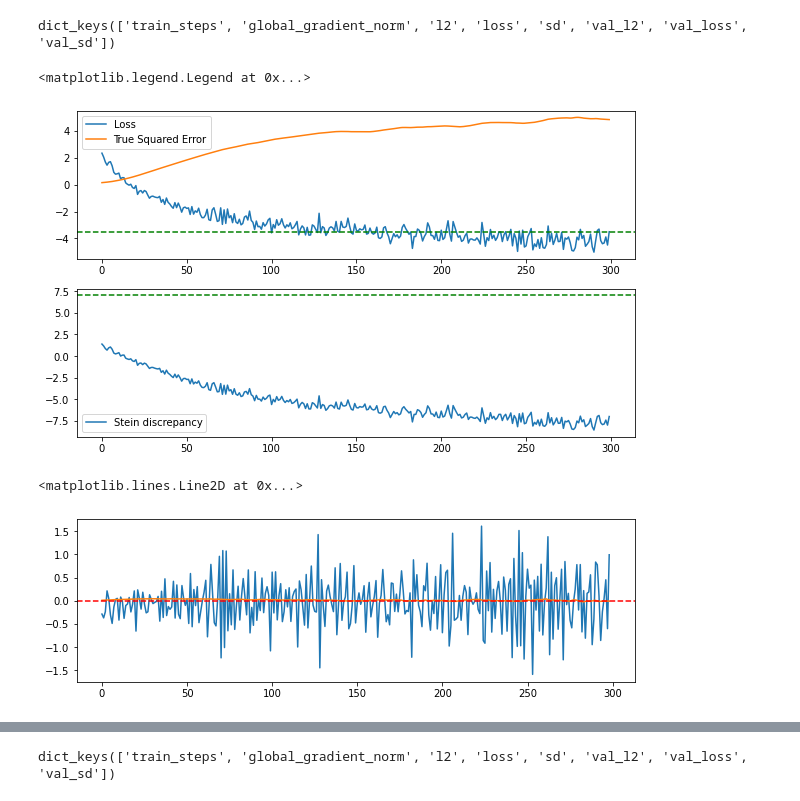
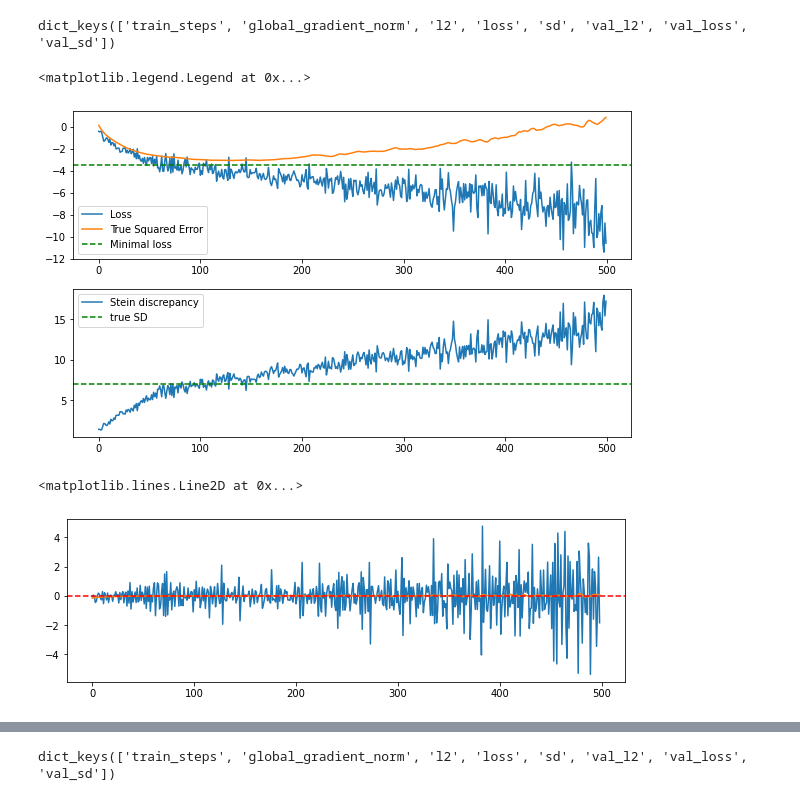
Before and after one commit to ratschlab/projects-2020-Neural-SVGD, a Jupyter notebook: notebooks/scratch/test-stein-network.ipynb, the cells around one changed output, grey strips where cells are left out. Saved outputs shown, nothing was run; the diff lists cells and outputs as text; code cells hidden in the pictures.

```diff
--- a/notebooks/scratch/test-stein-network.ipynb
+++ b/notebooks/scratch/test-stein-network.ipynb
@@ -38,15 +40,16 @@ target = distributions.Funnel(2)
 reference = distributions.Gaussian([0, 0], [1, 1])
 
 init_particles = reference.sample(200)
+target_samples = target.sample(200)
 logp, dlogp = vmap(value_and_grad(target.logpdf))(init_particles)
 
 key, subkey = random.split(key)
 stein_network = models.SDLearner(target_dim=2,
                                  key=subkey,
                                  sizes=[32, 32, 2],
-                                 learning_rate=1e-3,
-                                 patience=15,
-                                 dropout=False,
+                                 learning_rate=2e-3,
+                                 patience=3,
+                                 dropout=True,
                                  normalize_inputs=False,
                                  aux=False)
 
@@ -68,7 +71,7 @@ diff_best = vmap(grad(reference.logpdf))(init_particles).mean()
 def squared_error(params):
     """squared error, rescaled to match loss"""
     f = utils.negative(stein_network.get_field(params=params))
-    sqe = lambda x: f(x)**2 / 2 - f(x) * true_f(x)
+    sqe = lambda x: (f(x)**2 / 2 - f(x) * true_f(x)).sum()
     return vmap(sqe)(init_particles).mean()
 # %%
 # optimal loss
@@ -94,5 +97,5 @@ ratio: 0.9505917
 # %%
-for _ in tqdm(range(300)):
+for _ in tqdm(range(500)):
     stein_network.step(*init_particles.split(2), *dlogp.split(2))
     metrics.append_to_log(rundata,
                         {
@@ -104,24 +107,25 @@ stein_network.rundata.keys()
 # %% [output]
 dict_keys(['train_steps', 'global_gradient_norm', 'l2', 'loss', 'sd', 'val_l2', 'val_loss', 'val_sd'])
 # %%
+%matplotlib inline
 fig, axs = plt.subplots(2, figsize=[10, 6])
 axs = axs.flatten()
 
 ax = axs[0]
 ax.plot(stein_network.rundata['loss'], label="Loss")
 # ax.plot(stein_network.rundata['validation_loss'])
 ax.plot(rundata['squared_error'], label='True Squared Error')
-ax.axhline(y=min_loss, linestyle="--", color="green")
+ax.axhline(y=min_loss, linestyle="--", color="green", label="Minimal loss")
 ax.legend()
 
 ax = axs[1]
 ax.plot(stein_network.rundata['sd'], label="Stein discrepancy")
 # ax.plot(stein_network.rundata['validation_sd'])
-ax.axhline(y=true_sd, linestyle="--", color="green")
+ax.axhline(y=true_sd, linestyle="--", color="green", label="true SD")
 ax.legend()
 # %% [output]
 <matplotlib.legend.Legend at 0x...>
-[figure, old version]
+[figure, new version]
 # %%
 fig, axs = plt.subplots(figsize=[10, 3])
 plt.plot(onp.diff(stein_network.rundata['loss']))
@@ -130,7 +134,7 @@ plt.plot(onp.diff(rundata['squared_error']))
 plt.axhline(y=0, linestyle="--", color="red")
 # %% [output]
 <matplotlib.lines.Line2D at 0x...>
-[figure, old version]
+[figure, new version]
 # %%
 fig, axs = plt.subplots(2, figsize=[10, 6])
 
```
Also changed, not shown: parts of 11 cells of this notebook, 3 other files.
